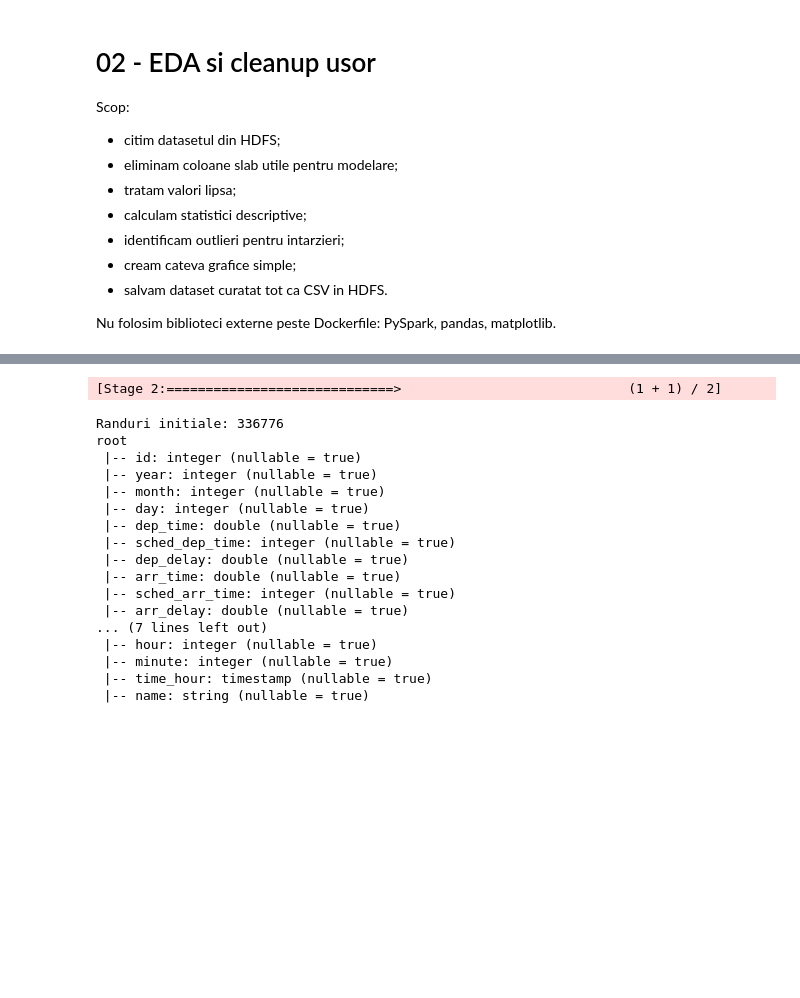
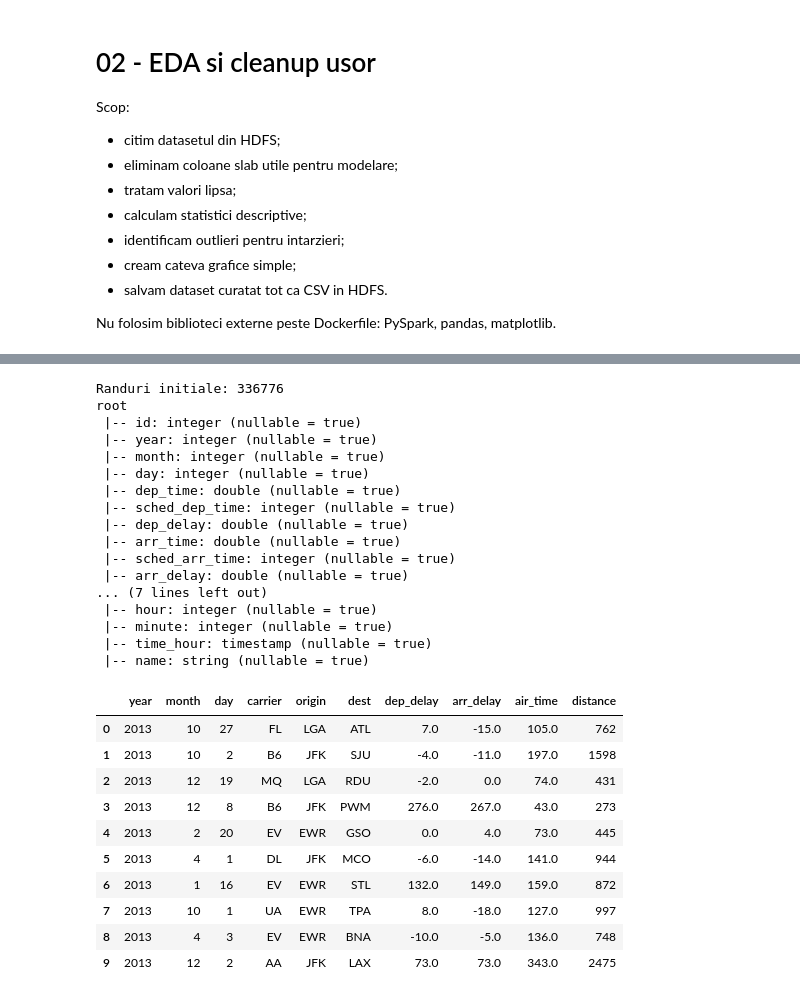
Before and after one commit to Alexandru-Zosin/proiect_hadoop_spark, a Jupyter notebook: notebooks/02_eda_cleanup.ipynb, the cells around one changed output, grey strips where cells are left out. Drawn from its saved outputs; the diff is of its cells as text; code cells hidden in the pictures; blank space fills up the shorter version.

```diff
--- a/notebooks/02_eda_cleanup.ipynb
+++ b/notebooks/02_eda_cleanup.ipynb
@@ -39,35 +48,52 @@ Master: spark://master:7077
 # %%
 HDFS_RAW_CSV = "hdfs://master:9000/flights/raw/flights.csv"
 
 flights = (
     spark.read
     .option("header", "true")
     .option("inferSchema", "true")
     .csv(HDFS_RAW_CSV)
     .repartition(4)
 )
 
 print("Randuri initiale:", flights.count())
 flights.printSchema()
+
+preview_cols = [c for c in [
+    "year", "month", "day", "carrier", "origin", "dest",
+    "dep_delay", "arr_delay", "air_time", "distance"
+] if c in flights.columns]
+
+show_small(flights.select(*preview_cols), 10)
 # %% [output]
-[Stage 2:=============================>                             (1 + 1) / 2]
+Randuri initiale: 336776
+root
+ |-- id: integer (nullable = true)
+ |-- year: integer (nullable = true)
+ |-- month: integer (nullable = true)
+ |-- day: integer (nullable = true)
+ |-- dep_time: double (nullable = true)
+ |-- sched_dep_time: integer (nullable = true)
+ |-- dep_delay: double (nullable = true)
+ |-- arr_time: double (nullable = true)
+ |-- sched_arr_time: integer (nullable = true)
+ |-- arr_delay: double (nullable = true)
+... (7 lines left out)
+ |-- hour: integer (nullable = true)
+ |-- minute: integer (nullable = true)
+ |-- time_hour: timestamp (nullable = true)
+ |-- name: string (nullable = true)
-Randuri initiale: 336776
-root
- |-- id: integer (nullable = true)
- |-- year: integer (nullable = true)
- |-- month: integer (nullable = true)
- |-- day: integer (nullable = true)
- |-- dep_time: double (nullable = true)
- |-- sched_dep_time: integer (nullable = true)
- |-- dep_delay: double (nullable = true)
- |-- arr_time: double (nullable = true)
- |-- sched_arr_time: integer (nullable = true)
- |-- arr_delay: double (nullable = true)
-... (7 lines left out)
- |-- hour: integer (nullable = true)
- |-- minute: integer (nullable = true)
- |-- time_hour: timestamp (nullable = true)
- |-- name: string (nullable = true)
+|  | year | month | day | carrier | origin | dest | dep_delay | arr_delay | air_time | distance |
+| 0 | 2013 | 10 | 27 | FL | LGA | ATL | 7.0 | -15.0 | 105.0 | 762 |
+| 1 | 2013 | 10 | 2 | B6 | JFK | SJU | -4.0 | -11.0 | 197.0 | 1598 |
+| 2 | 2013 | 12 | 19 | MQ | LGA | RDU | -2.0 | 0.0 | 74.0 | 431 |
+| 3 | 2013 | 12 | 8 | B6 | JFK | PWM | 276.0 | 267.0 | 43.0 | 273 |
+| 4 | 2013 | 2 | 20 | EV | EWR | GSO | 0.0 | 4.0 | 73.0 | 445 |
+| 5 | 2013 | 4 | 1 | DL | JFK | MCO | -6.0 | -14.0 | 141.0 | 944 |
+| 6 | 2013 | 1 | 16 | EV | EWR | STL | 132.0 | 149.0 | 159.0 | 872 |
+| 7 | 2013 | 10 | 1 | UA | EWR | TPA | 8.0 | -18.0 | 127.0 | 997 |
+| 8 | 2013 | 4 | 3 | EV | EWR | BNA | -10.0 | -5.0 | 136.0 | 748 |
+| 9 | 2013 | 12 | 2 | AA | JFK | LAX | 73.0 | 73.0 | 343.0 | 2475 |
 # %%
 # Selectie coloane utile. Pastram id daca exista, dar nu il folosim in ML.
 wanted_cols = [
```
Also changed, not shown: parts of 10 cells of this notebook, 4 other files.
